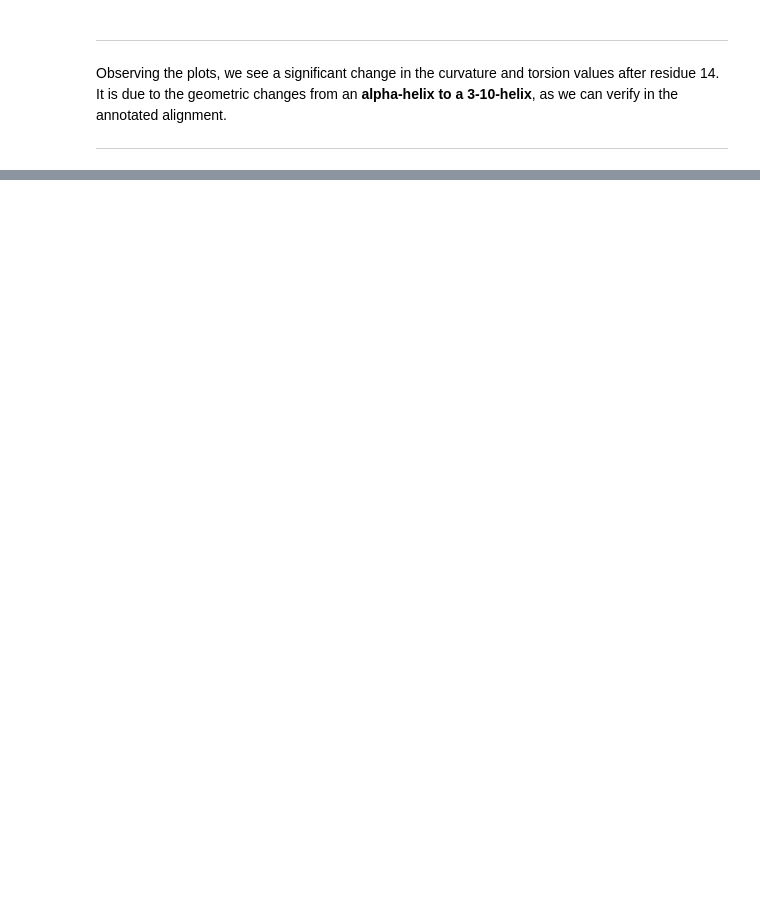
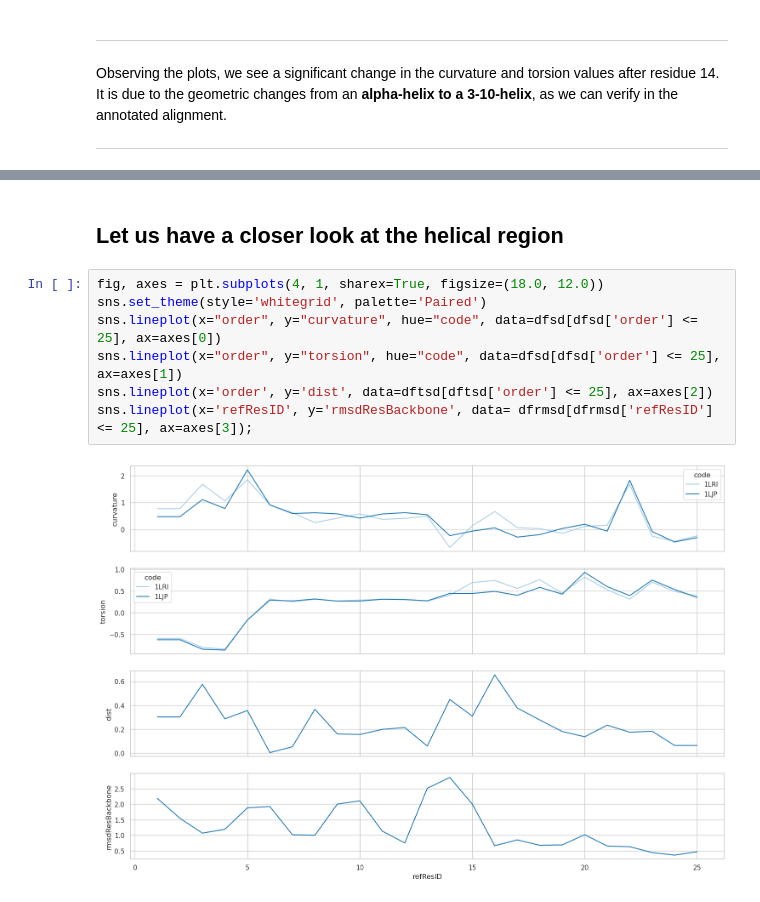
Before and after one commit to rwmontalvao/Melodia_py, a Jupyter notebook: examples/03_basic_similarity_analysis.ipynb, the cells around one changed output, grey strips where cells are left out. Saved outputs shown, nothing was run; the diff lists cells and outputs as text; blank space fills up the shorter version.

```diff
--- a/examples/03_basic_similarity_analysis.ipynb
+++ b/examples/03_basic_similarity_analysis.ipynb
@@ -273,0 +334,11 @@ Observing the plots, we see a significant change in the curvature and torsion va
+# %% [markdown]
+## Let us have a closer look at the helical region
+# %%
+fig, axes = plt.subplots(4, 1, sharex=True, figsize=(18.0, 12.0))
+sns.set_theme(style='whitegrid', palette='Paired')
+sns.lineplot(x="order", y="curvature", hue="code", data=dfsd[dfsd['order'] <= 25], ax=axes[0])
+sns.lineplot(x="order", y="torsion", hue="code", data=dfsd[dfsd['order'] <= 25], ax=axes[1])
+sns.lineplot(x='order', y='dist', data=dftsd[dftsd['order'] <= 25], ax=axes[2])
+sns.lineplot(x='refResID', y='rmsdResBackbone', data= dfrmsd[dfrmsd['refResID'] <= 25], ax=axes[3]);
+# %% [output]
+[figure, added]
```
Also changed, not shown: parts of 21 cells of this notebook, 14 other files.
